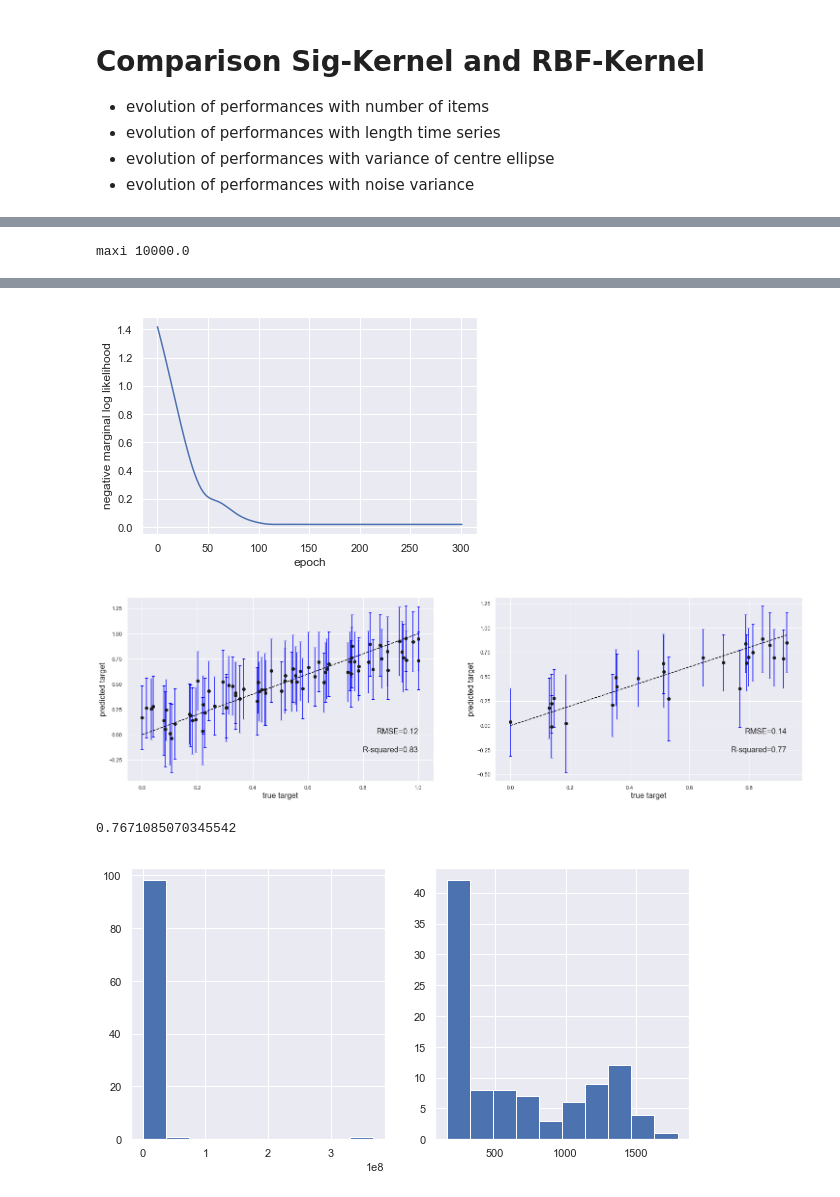
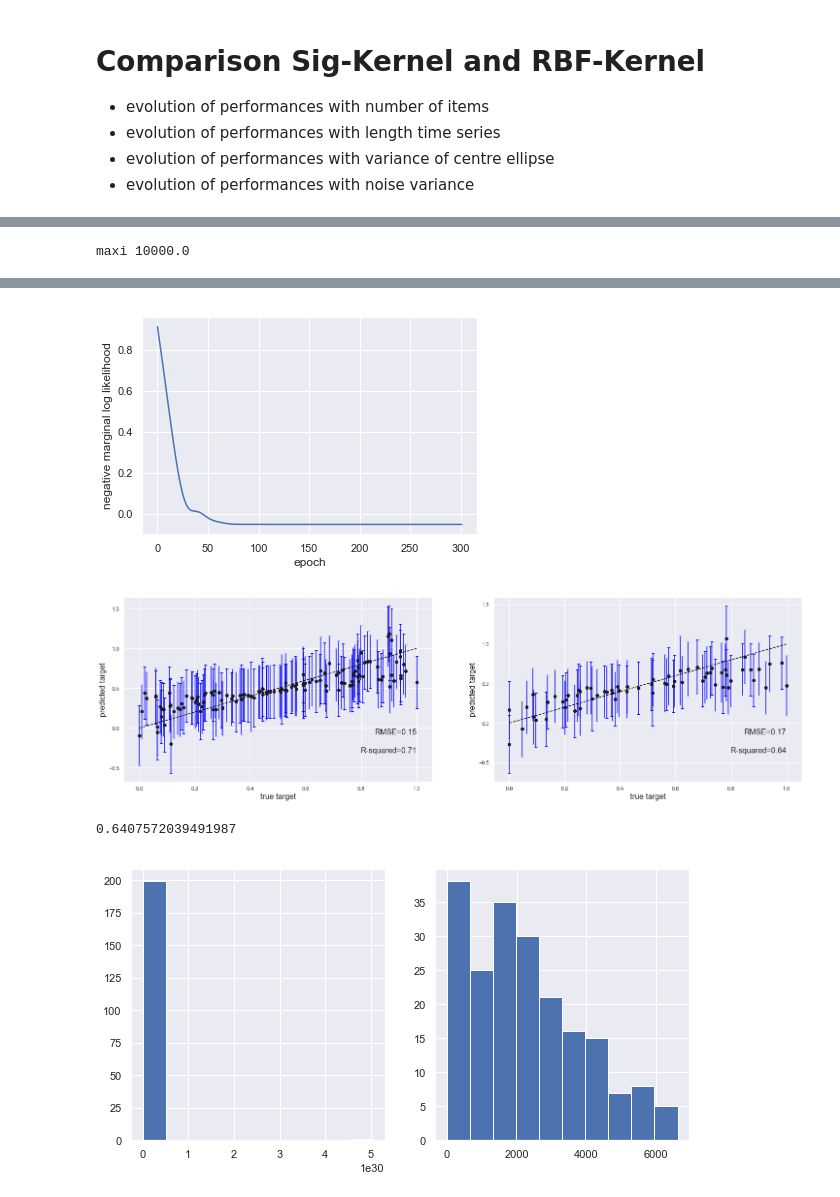
Before and after one commit to maudl3116/Distribution_Regression_Streams, a Jupyter notebook: Looking_For_Good_Synthetic_Datasets.ipynb, the cells around one changed output, grey strips where cells are left out. Drawn from its saved outputs; the diff is of its cells as text; code cells hidden in the pictures.

```diff
--- a/Looking_For_Good_Synthetic_Datasets.ipynb
+++ b/Looking_For_Good_Synthetic_Datasets.ipynb
@@ -162,12 +162,12 @@ plt.show()
 # %%
 reload(closed_form_SDEs)
 
-N_bags = 100
-N_items = 20
-N_times = 500
+N_bags = 200
+N_items = 15
+N_times = 300
 tspan = np.linspace(0.0, 1, N_times)
-spec_param = {'mu':[1.,3.], 'sigma':[0.5,0.5],'hurst':[0.2,0.8]} #,'stdv_noise':[None]}
+spec_param = {'sigma1':[0.2,2.], 'sigma2':[0.2,2.],'hurst':[0.5,0.5]} #,'stdv_noise':[None]}
 
-example = closed_form_SDEs.SDE_FBM()
-example.generate_data(N_bags=N_bags,N_items=N_items, t_span = tspan,spec_param=spec_param,y0_mean=1.,y0_stdv=0.)
+example = closed_form_SDEs.SDE_FBM_2D_Lagged()
+example.generate_data(N_bags=N_bags,N_items=N_items, t_span = tspan,spec_param=spec_param,lag=2)
 # %%
@@ -180,10 +185,11 @@ example.plot(N=4,N_items=5)
 # %%
 reload(utils)
-example.subsample_paths(N=100,same_grid_items=True)
-paths_sig = utils.add_dimension(example.paths_sub,add_time=True,lead_lag=None)
+#example.subsample_paths(N=100,same_grid_items=True)
+#paths_sig = utils.add_dimension(example.paths,add_time=False,lead_lag=None)
+paths_sig = example.paths
 # %%
 reload(utils)
-data_scaled, y_scaled, train_indices, test_indices = utils.split_standardize(example.labels,paths_sig,standardized=True,method='stratify')
+data_scaled, y_scaled, train_indices, test_indices = utils.split_standardize(example.labels,paths_sig,standardized=True,method='standard')
 # %%
 # reload(GP_naive)
 # reload(experiments)
@@ -203,36 +209,36 @@ data_scaled, y_scaled, train_indices, test_indices = utils.split_standardize(exa
 # %%
 # # specs for expected sig
 reload(signature_features)
 reload(experiments)
 reload(GP_sig)
-sig_level1 = 5
+sig_level1 = 3
 M = 5000
 
 results = []
 
 
 
 # pathwise expected sig
 expected_pathwise_sig, bef, aft = signature_features.scaled_expected_sig([e.copy() for e in data_scaled],sig_level1,M=M,a=1,ilya_rescale=True,return_norms=True)
 K_precomputed = experiments.precompute_K(expected_pathwise_sig)
-RMSE_train, R2_train, RMSE_test, R2_test = experiments.experiment_precomputed(K_precomputed, y_scaled,train_indices,test_indices, param_init=[-10,10,0],RBF=False,plot=True)
+RMSE_train, R2_train, RMSE_test, R2_test = experiments.experiment_precomputed(K_precomputed, y_scaled,train_indices,test_indices, param_init=[2,0,0],RBF=False,plot=True)
 results.append(R2_test)
 
 
 print(np.mean(results))
 # %% [output]
 maxi 10000.0
 [interactive output not drawn]
-[figure, old version]
+[figure, new version]
-[figure, old version]
+[figure, new version]
-0.7671085070345542
+0.6407572039491987
 # %%
 fig,ax = plt.subplots(1,2,figsize=(10,5))
 ax[0].hist(bef)
 ax[1].hist(aft)
 plt.show()
 # %% [output]
-[figure, old version]
+[figure, new version]
 # %%
 # specs for pathwise expected sig
 reload(signature_features)
```
Also changed, not shown: parts of 4 cells of this notebook, 1 other file.
